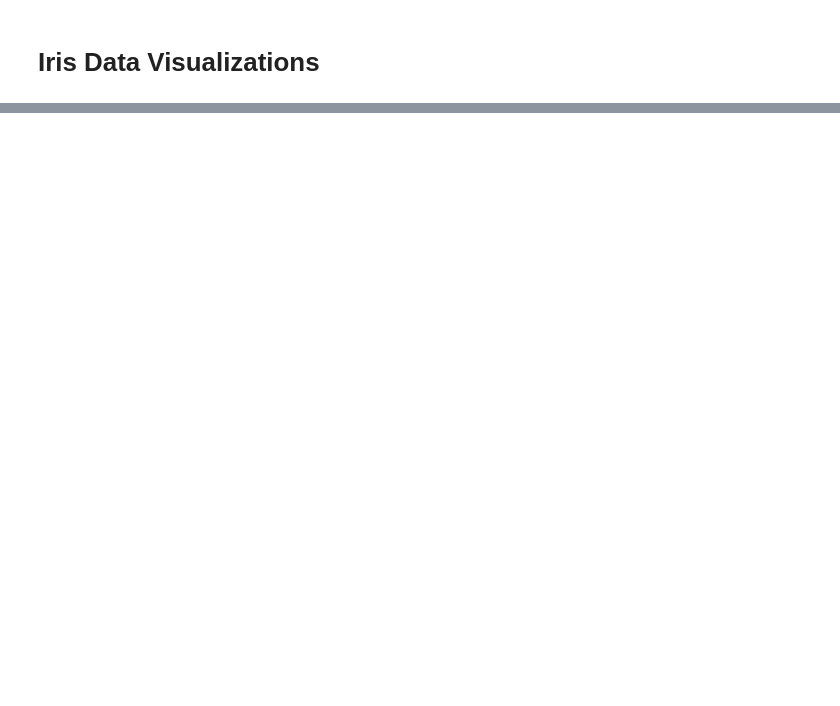
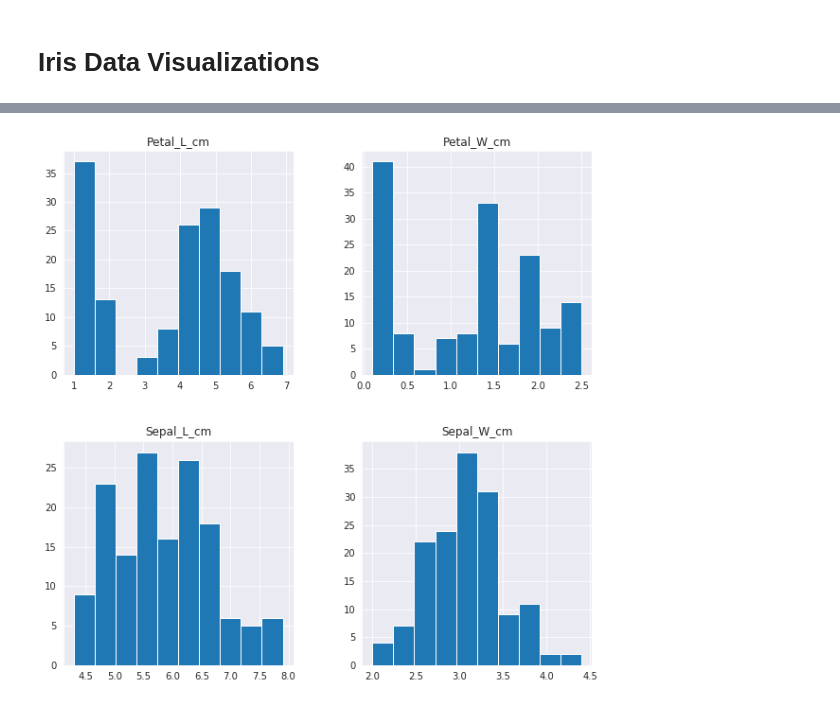
Before and after one commit to jasonrims/Machine-Learning, a Jupyter notebook: Iris Visuals.ipynb, the cells around one changed output, grey strips where cells are left out. Drawn from its saved outputs; the diff is of its cells as text; code cells hidden in the pictures; blank space fills up the shorter version.

```diff
--- a/Iris Visuals.ipynb
+++ b/Iris Visuals.ipynb
@@ -26 +78,6 @@ Iris.head()
+# %%
+Iris.hist(figsize=(10,10))
+plt.show()
+# %% [output]
+[figure, added]
 # %%
```
Also changed, not shown: parts of 12 cells of this notebook.
